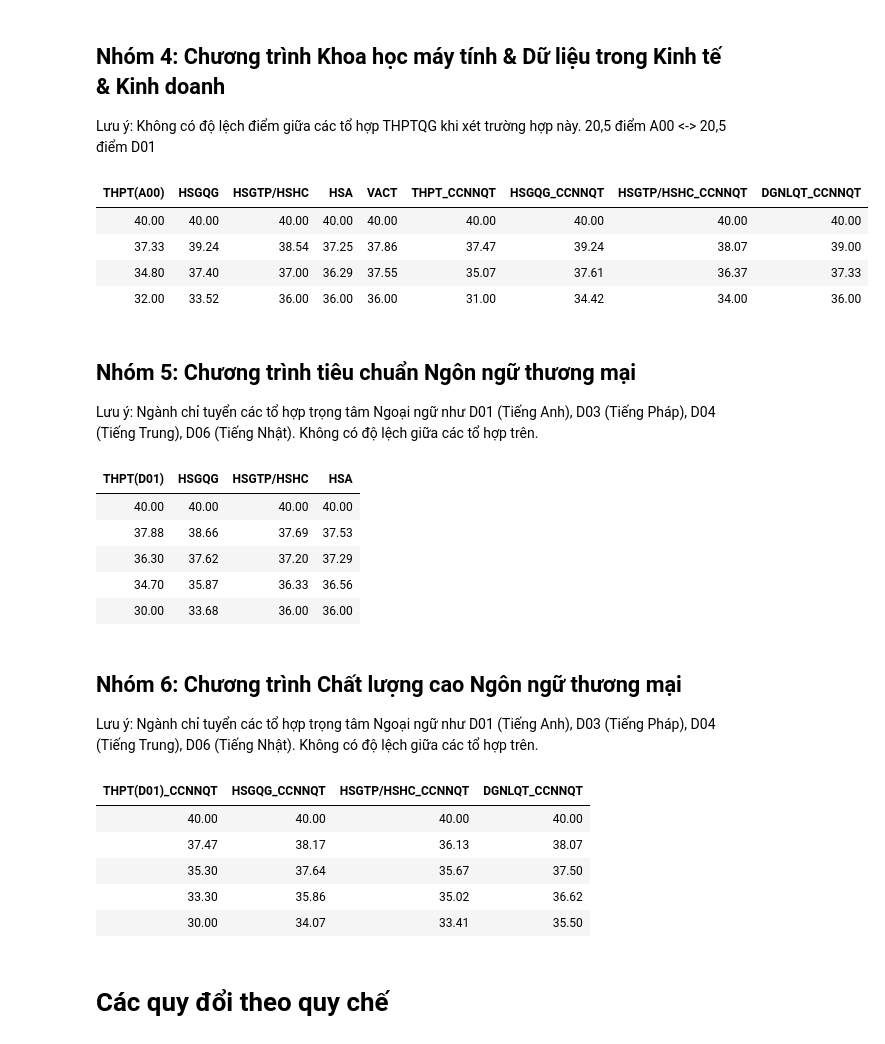
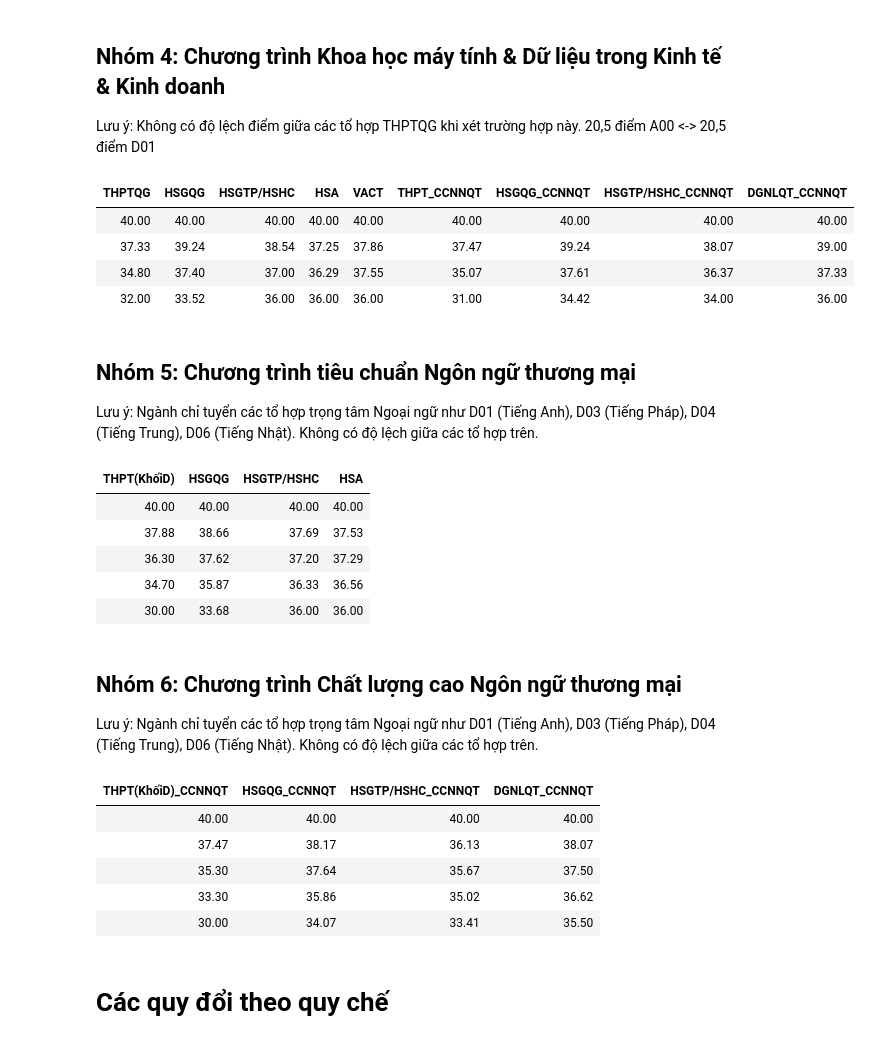
Before and after one commit to k1m1nonawa4869/THPT-converter, a Jupyter notebook: FTU.ipynb, the cells around one changed output. Cells and saved outputs as stored; diff of their text form; code cells hidden in the pictures.

```diff
--- a/FTU.ipynb
+++ b/FTU.ipynb
@@ -283,30 +283,30 @@ Lưu ý: Không có độ lệch điểm giữa các tổ hợp THPTQG khi xét
 # %%
 thpt_a00_list_4 = [40, 37.33, 34.8, 32]
 hsgqg_thpt3_list_4 = [40, 39.24, 37.4, 33.52]
 hsgtp_thpt3_list_4 = [40, 38.54, 37, 36]
 dgnl_hsa_list_4 = [40, 37.25, 36.29, 36]
 dgnl_vact_list_4 = [40, 37.86, 37.55, 36]
 thpt_ccnnqt_list_4 = [40, 37.47, 35.07, 31]
 hsgqg_ccnnqt_list_4 = [40, 39.24, 37.61, 34.42]
 hsgtp_ccnnqt_list_4 = [40, 38.07, 36.37, 34]
 dgnlqt_ccnnqt_list_4 = [40, 39, 37.33, 36]
 
 data_4 = {
-    "THPT(A00)": thpt_a00_list_4,
+    "THPTQG": thpt_a00_list_4,
     "HSGQG": hsgqg_thpt3_list_4,
     "HSGTP/HSHC": hsgtp_thpt3_list_4,
     "HSA": dgnl_hsa_list_4,
     "VACT": dgnl_vact_list_4,
     "THPT_CCNNQT": thpt_ccnnqt_list_4,
     "HSGQG_CCNNQT": hsgqg_ccnnqt_list_4,
     "HSGTP/HSHC_CCNNQT": hsgtp_ccnnqt_list_4,
     "DGNLQT_CCNNQT": dgnlqt_ccnnqt_list_4
 }
 
 table_4 = pd.DataFrame(data_4)
 display(table_4.style.hide(axis="index").format(precision=2))
 # %% [output]
-| THPT(A00) | HSGQG | HSGTP/HSHC | HSA | VACT | THPT_CCNNQT | HSGQG_CCNNQT | HSGTP/HSHC_CCNNQT | DGNLQT_CCNNQT |
+| THPTQG | HSGQG | HSGTP/HSHC | HSA | VACT | THPT_CCNNQT | HSGQG_CCNNQT | HSGTP/HSHC_CCNNQT | DGNLQT_CCNNQT |
 | 40.00 | 40.00 | 40.00 | 40.00 | 40.00 | 40.00 | 40.00 | 40.00 | 40.00 |
 | 37.33 | 39.24 | 38.54 | 37.25 | 37.86 | 37.47 | 39.24 | 38.07 | 39.00 |
 | 34.80 | 37.40 | 37.00 | 36.29 | 37.55 | 35.07 | 37.61 | 36.37 | 37.33 |
@@ -321,7 +321,7 @@ hsgqg_list_5 = [40, 38.66, 37.62, 35.87, 33.68]
 hsgtp_list_5 = [40, 37.69, 37.2, 36.33, 36]
 hsa_list_5 = [40, 37.53, 37.29, 36.56, 36]
 
-data_5 = {"THPT(D01)": thpt_list_5,
+data_5 = {"THPT(KhốiD)": thpt_list_5,
           "HSGQG": hsgqg_list_5,
           "HSGTP/HSHC": hsgtp_list_5,
           "HSA": hsa_list_5}
@@ -329,7 +329,7 @@ data_5 = {"THPT(D01)": thpt_list_5,
 table_5 = pd.DataFrame(data_5)
 display(table_5.style.hide(axis="index").format(precision=2))
 # %% [output]
-| THPT(D01) | HSGQG | HSGTP/HSHC | HSA |
+| THPT(KhốiD) | HSGQG | HSGTP/HSHC | HSA |
 | 40.00 | 40.00 | 40.00 | 40.00 |
 | 37.88 | 38.66 | 37.69 | 37.53 |
 | 36.30 | 37.62 | 37.20 | 37.29 |
@@ -345,7 +345,7 @@ hsgqg_ccnnqt_list_6 = [40, 38.17, 37.64, 35.86, 34.07]
 hsgtp_ccnnqt_list_6 = [40, 36.13, 35.67, 35.02, 33.41]
 dqnlqt_ccnnqt_list_6 = [40, 38.07, 37.5, 36.62, 35.5]
 
-data_6 = {"THPT(D01)_CCNNQT": thpt_ccnnqt_list_6,
+data_6 = {"THPT(KhốiD)_CCNNQT": thpt_ccnnqt_list_6,
           "HSGQG_CCNNQT": hsgqg_ccnnqt_list_6,
           "HSGTP/HSHC_CCNNQT": hsgtp_ccnnqt_list_6,
           "DGNLQT_CCNNQT": dqnlqt_ccnnqt_list_6}
@@ -353,7 +353,7 @@ data_6 = {"THPT(D01)_CCNNQT": thpt_ccnnqt_list_6,
 table_6 = pd.DataFrame(data_6)
 display(table_6.style.hide(axis="index").format(precision=2))
 # %% [output]
-| THPT(D01)_CCNNQT | HSGQG_CCNNQT | HSGTP/HSHC_CCNNQT | DGNLQT_CCNNQT |
+| THPT(KhốiD)_CCNNQT | HSGQG_CCNNQT | HSGTP/HSHC_CCNNQT | DGNLQT_CCNNQT |
 | 40.00 | 40.00 | 40.00 | 40.00 |
 | 37.47 | 38.17 | 36.13 | 38.07 |
 | 35.30 | 37.64 | 35.67 | 37.50 |
```
Also changed, not shown: parts of 17 cells of this notebook.
